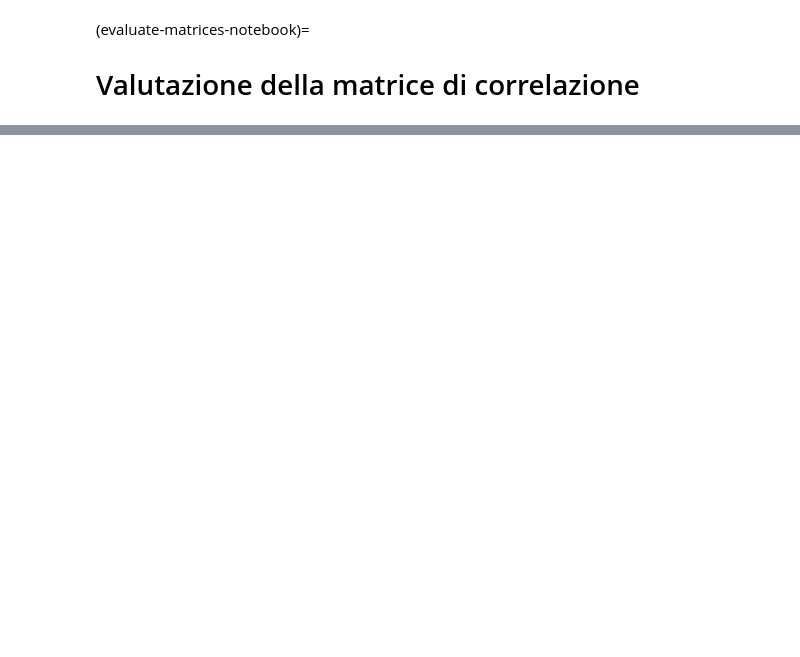
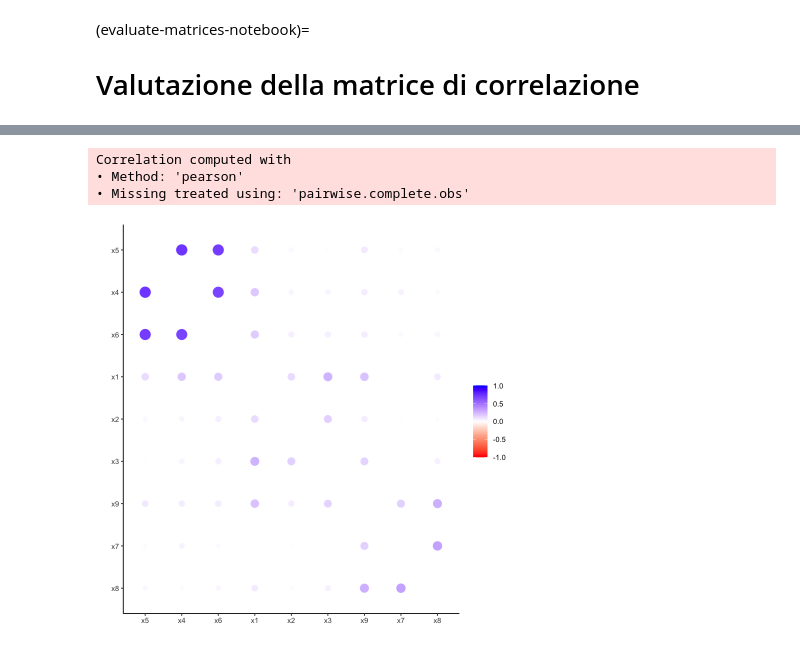
Before and after one commit to ccaudek/cfa_book_2023, a Jupyter notebook: 201_valutare_le_matrici.ipynb, the cells around one changed output, grey strips where cells are left out. Cells and saved outputs as stored; diff of their text form; code cells hidden in the pictures; blank space fills up the shorter version.

```diff
--- a/201_valutare_le_matrici.ipynb
+++ b/201_valutare_le_matrici.ipynb
@@ -5,0 +43,6 @@ source("_common.R")
+# %%
+hz <- HolzingerSwineford1939 |>
+  select(x1:x9)
+
+hz |>
+  slice(1:5)
@@ -5,0 +92,11 @@ source("_common.R")
+# %%
+cor_tb <- correlate(hz)
+
+cor_tb |>
+  rearrange() |>
+  rplot(colors = c("red", "white", "blue"))
+# %% [output]
+Correlation computed with
+• Method: 'pearson'
+• Missing treated using: 'pairwise.complete.obs'
+[figure, added]
```
Also changed, not shown: parts of 15 cells of this notebook, 18 other files.
